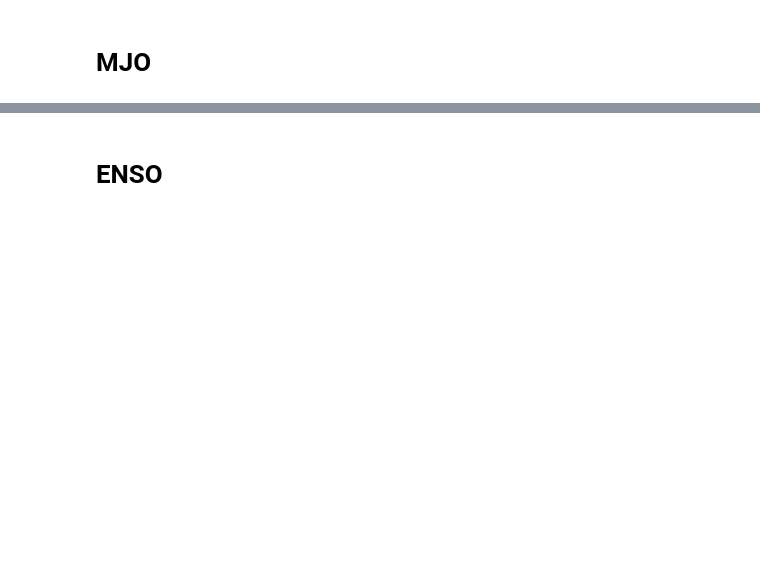
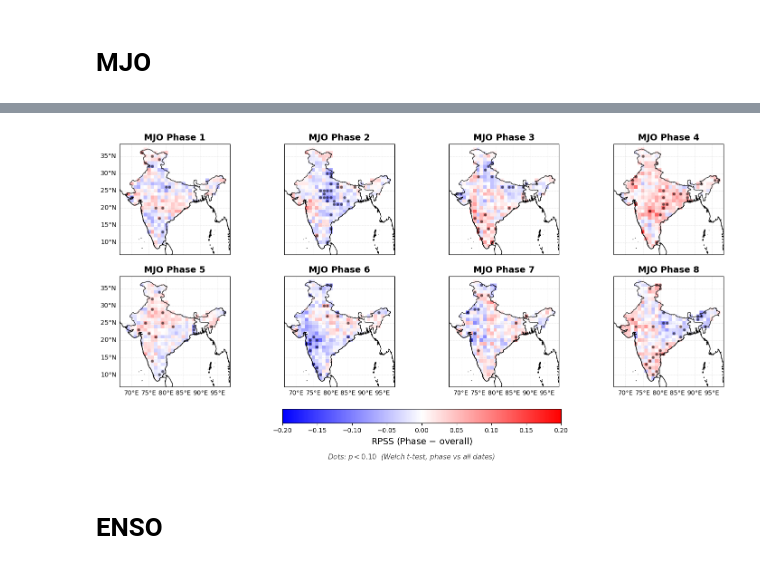
Before and after one commit to emileDesmaili/s2s-ismr-unet, a Jupyter notebook: RPSS_drivers.ipynb, the cells around one changed output, grey strips where cells are left out. Saved outputs shown, nothing was run; the diff lists cells and outputs as text; code cells hidden in the pictures; blank space fills up the shorter version.

```diff
--- a/RPSS_drivers.ipynb
+++ b/RPSS_drivers.ipynb
@@ -224,0 +129,14 @@ rpss_phase_map = (
+# %%
+rpss_mjo = {}
+for phase in range(1, 9):
+    mask_t = (phase_da == phase).values
+    if mask_t.sum() < 3:
+        continue
+    obs_ph  = obs_r.isel(T=mask_t)
+    fcast_ph = fcast.isel(T=mask_t)
+    climo_ph = climo.isel(T=mask_t)
+    rps_m = xskillscore.rps(obs_ph, fcast_ph, dim='T', category_edges=None, input_distributions='p')
+    rps_c = xskillscore.rps(obs_ph, climo_ph, dim='T', category_edges=None, input_distributions='p')
+    rpss_mjo[phase] = (1 - rps_m / rps_c).where(~land_mask)
+
+print("Phases computed:", list(rpss_mjo.keys()))
@@ -323,3 +186,70 @@ plot_mjo_phases_2x4(rpss_phase_map, vmin=-0.2, vmax=0.2)
+# %%
+# Per-date RPS for t-test (manual CDF difference)
+fc_cdf   = fcast.cumsum(dim="category")
+obs_cdf  = obs_r.cumsum(dim="category")
+climo_cdf = climo.cumsum(dim="category")
+rps_per_t       = ((fc_cdf  - obs_cdf)**2).sum(dim="category")        # (T,Y,X)
+rps_climo_per_t = ((climo_cdf - obs_cdf)**2).sum(dim="category")      # (T,Y,X)
+rpss_per_t = (1 - rps_per_t / rps_climo_per_t).where(~land_mask)
+
+def ttest_2samp_grid(a, b):
+    na  = (~np.isnan(a)).sum(axis=0)
+    nb_ = (~np.isnan(b)).sum(axis=0)
+    ma, mb = np.nanmean(a, axis=0), np.nanmean(b, axis=0)
+    sa = np.nanstd(a, axis=0, ddof=1)**2 / np.maximum(na,  1)
+    sb = np.nanstd(b, axis=0, ddof=1)**2 / np.maximum(nb_, 1)
+    se = np.sqrt(sa + sb)
+    t  = (ma - mb) / np.where(se > 0, se, np.nan)
+    df = (sa + sb)**2 / (sa**2 / np.maximum(na-1,1) + sb**2 / np.maximum(nb_-1,1))
+    p  = 2 * stats.t.sf(np.abs(t), df=df)
+    return np.where((na < 3) | (nb_ < 3), np.nan, p)
+
+rpss_vals = rpss_per_t.values   # (T, Y, X)
+
+mjo_pval = {}
+for phase in range(1, 9):
+    mask_t = (phase_da == phase).values
+    mjo_pval[phase] = xr.DataArray(
+        ttest_2samp_grid(rpss_vals[mask_t], rpss_vals),
+        dims=["Y","X"], coords={"Y": rpss.Y, "X": rpss.X}
+    )
+
+fig, axes = plt.subplots(nrows=2, ncols=4, figsize=(18,8),
+                         subplot_kw={"projection": ccrs.PlateCarree()})
+axes = axes.flatten(); mappable = None
+
+for i, phase in enumerate(range(1,9)):
+    ax   = axes[i]
+    diff = rpss_mjo[phase] - rpss
+    im   = diff.plot(ax=ax, transform=ccrs.PlateCarree(),
+                     cmap='bwr', vmin=-0.2, vmax=0.2, add_colorbar=False)
+    if mappable is None: mappable = im
+
+    pv = mjo_pval[phase]
+    sig = (pv < 0.10).values
+    lon2d, lat2d = np.meshgrid(pv["X"].values, pv["Y"].values)
+    ax.scatter(lon2d[sig], lat2d[sig], s=20, c="black", alpha=0.55,
+               linewidths=0, transform=ccrs.PlateCarree(), zorder=5)
+
+    ax.coastlines()
+    reader = cartopy.io.shapereader.Reader('shapes/indian_borders.shp')
+    ax.add_geometries(reader.geometries(), ccrs.PlateCarree(),
+                      facecolor='none', edgecolor='black', linewidth=0.8)
+    ax.set_title(f"MJO Phase {phase}", fontsize=14, fontweight="bold", pad=6)
+    gl = ax.gridlines(draw_labels=True, linestyle="--", linewidth=0.4, alpha=0.6)
+    gl.top_labels = False; gl.right_labels = False
+    if i % 4 != 0: gl.left_labels = False
+    if i < 4:      gl.bottom_labels = False
+    gl.xlabel_style = {"size":10}; gl.ylabel_style = {"size":10}
+
+cbar = fig.colorbar(mappable, ax=axes, orientation="horizontal", fraction=0.05, pad=0.08)
+cbar.set_label("RPSS (Phase $-$ overall)", fontsize=14)
+fig.text(0.5, 0.01, r"Dots: $p < 0.10$  (Welch t-test, phase vs all dates)",
+         ha="center", fontsize=11, style="italic", color="0.3")
+plt.savefig("figures/RPSS drivers/RPSS_MJO_composite_sig.pdf", dpi=300, bbox_inches="tight")
+plt.show()
+# %% [output]
+[figure, added]
 # %% [markdown]
 # ENSO
 # %%
```
Also changed, not shown: parts of 36 cells of this notebook, 7 other files.
